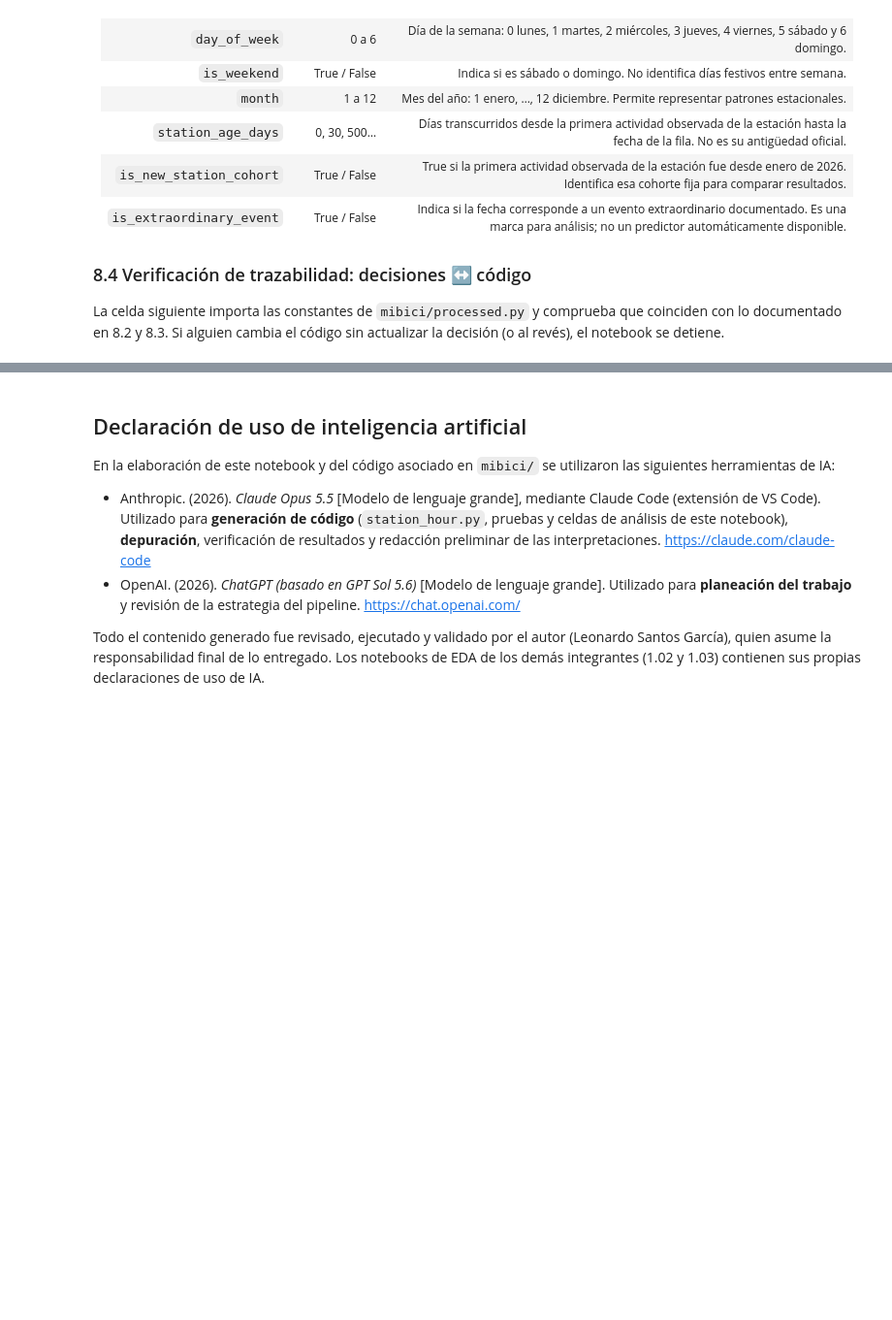
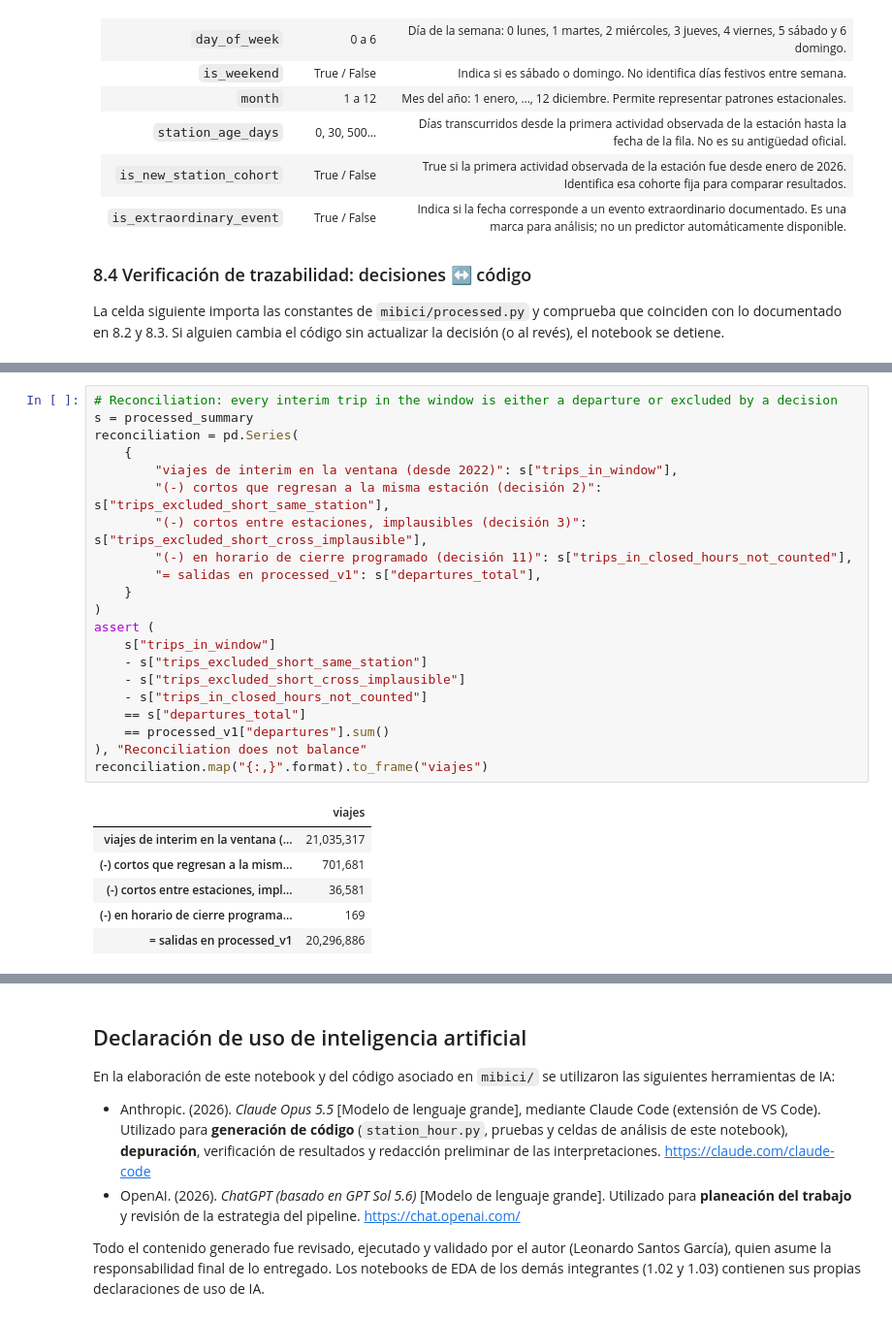
Before and after one commit to LeonardoSantosGrc/MiBici, a Jupyter notebook: notebooks/1.04-lsg-target-integration.ipynb, the cells around one changed output, grey strips where cells are left out. Shown at 97% size. Saved outputs shown, nothing was run; the diff lists cells and outputs as text; blank space fills up the shorter version.

```diff
--- a/notebooks/1.04-lsg-target-integration.ipynb
+++ b/notebooks/1.04-lsg-target-integration.ipynb
@@ -1105,0 +1149,28 @@ Pendiente.
+# %%
+# Reconciliation: every interim trip in the window is either a departure or excluded by a decision
+s = processed_summary
+reconciliation = pd.Series(
+    {
+        "viajes de interim en la ventana (desde 2022)": s["trips_in_window"],
+        "(-) cortos que regresan a la misma estación (decisión 2)": s["trips_excluded_short_same_station"],
+        "(-) cortos entre estaciones, implausibles (decisión 3)": s["trips_excluded_short_cross_implausible"],
+        "(-) en horario de cierre programado (decisión 11)": s["trips_in_closed_hours_not_counted"],
+        "= salidas en processed_v1": s["departures_total"],
+    }
+)
+assert (
+    s["trips_in_window"]
+    - s["trips_excluded_short_same_station"]
+    - s["trips_excluded_short_cross_implausible"]
+    - s["trips_in_closed_hours_not_counted"]
+    == s["departures_total"]
+    == processed_v1["departures"].sum()
+), "Reconciliation does not balance"
+reconciliation.map("{:,}".format).to_frame("viajes")
+# %% [output]
+|  | viajes |
+| viajes de interim en la ventana (... | 21,035,317 |
+| (-) cortos que regresan a la mism... | 701,681 |
+| (-) cortos entre estaciones, impl... | 36,581 |
+| (-) en horario de cierre programa... | 169 |
+| = salidas en processed_v1 | 20,296,886 |
```
Also changed, not shown: parts of 14 cells of this notebook.
